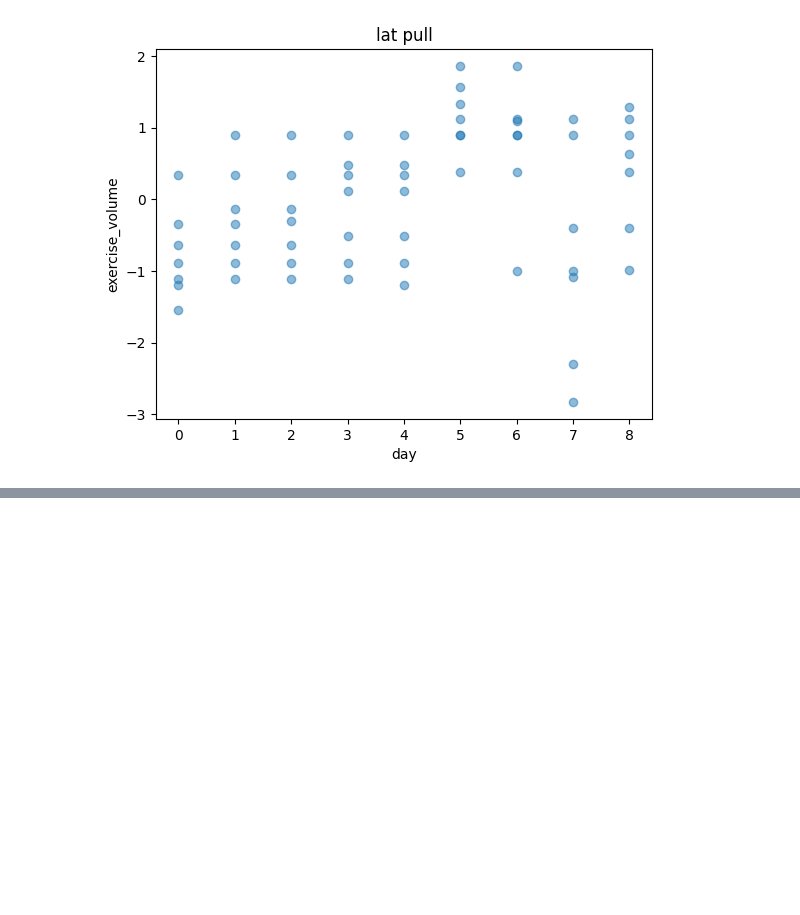
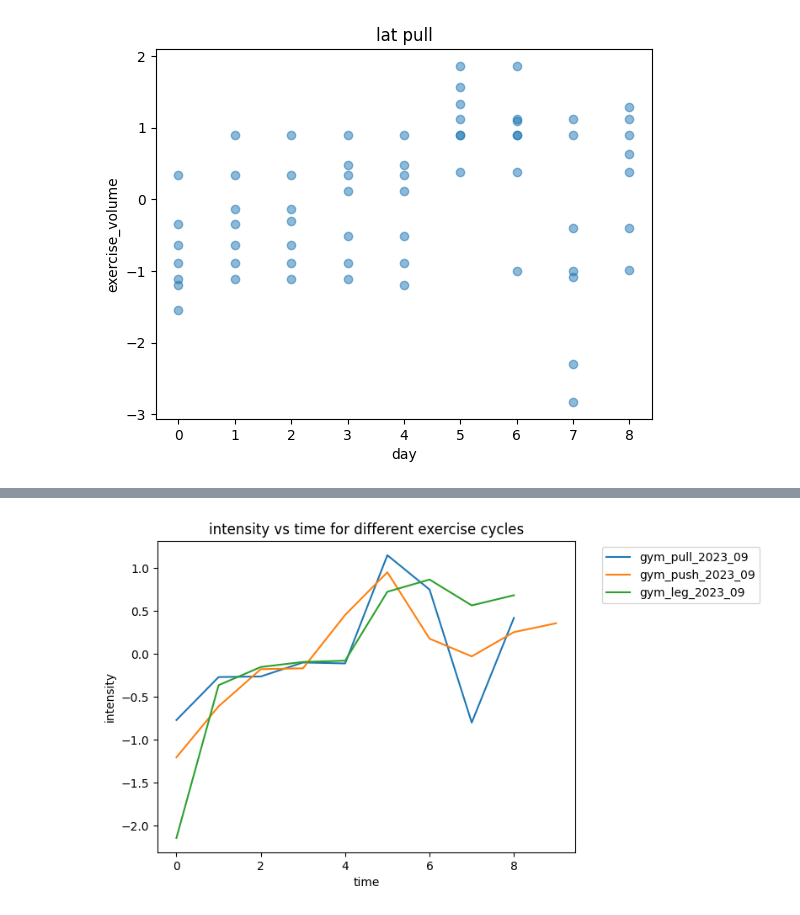
Before and after one commit to XanderGardner/exercise_analysis, a Jupyter notebook: analysis.ipynb, the cells around one changed output, grey strips where cells are left out. Cells and saved outputs as stored; diff of their text form; code cells hidden in the pictures; blank space fills up the shorter version.

Commit message:
intensity exmaple

```diff
--- a/analysis.ipynb
+++ b/analysis.ipynb
@@ -59,0 +80,10 @@ Text(0, 0.5, 'exercise_volume')
+# %%
+for cycle_name in db.cycles_available():
+  plt.xlabel("time")
+  plt.ylabel("intensity")
+  plt.title("intensity vs time for different exercise cycles")
+  plt.plot(*db.load(cycle_name).get_avg_zscore_one_rep_maxes(), label=cycle_name)
+  plt.legend(bbox_to_anchor=(1.05, 1), loc='upper left')
+  plt.plot()
+# %% [output]
+[figure, added]
```
Also changed, not shown: parts of 2 cells of this notebook, 5 other files.
